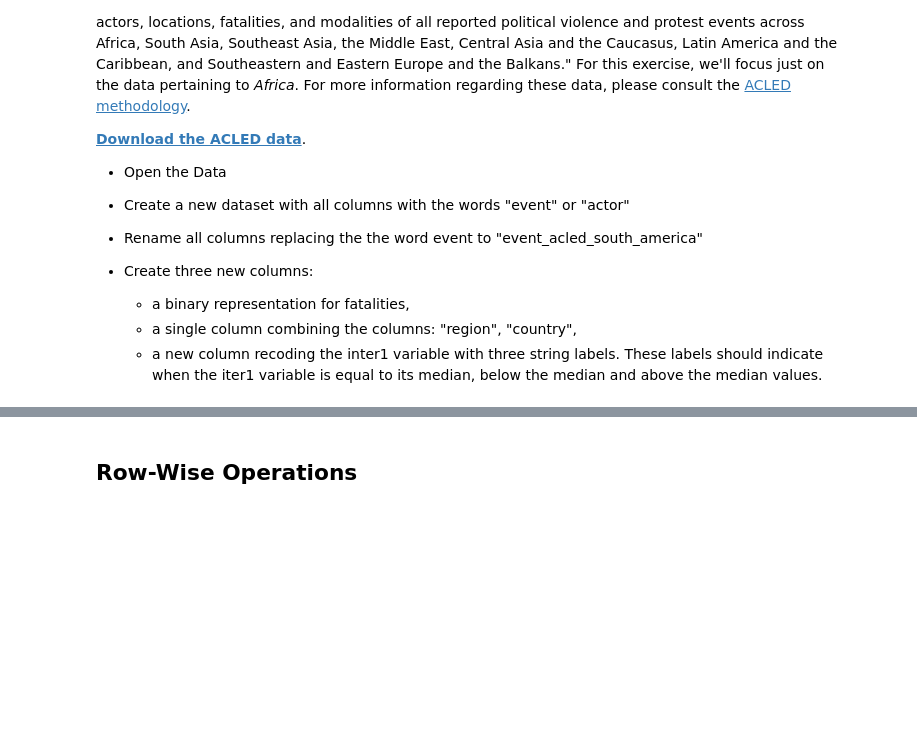
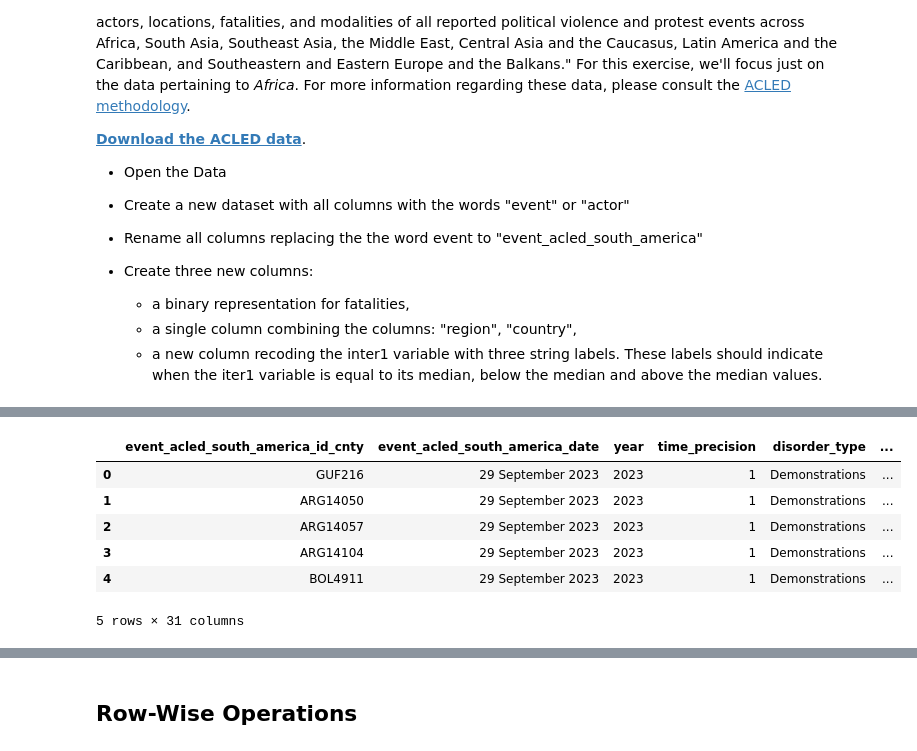
Before and after one commit to MCZ19/ppol5203, a Jupyter notebook: lecture_notes/week-06/_week-6c-data_wrangling_pandas.ipynb, the cells around one changed output, grey strips where cells are left out. Cells and saved outputs as stored; diff of their text form; code cells hidden in the pictures; blank space fills up the shorter version.

```diff
--- a/lecture_notes/week-06/_week-6c-data_wrangling_pandas.ipynb
+++ b/lecture_notes/week-06/_week-6c-data_wrangling_pandas.ipynb
@@ -711,0 +758,12 @@ ACLED is a "disaggregated data collection, analysis, and crisis mapping project.
+# %%
+# rename
+acled_sa = acled_sa.rename(columns={col: col.replace("event", "event_acled_south_america") for col in acled_sa.columns}).head(5)
+acled_sa
+# %% [output]
+|  | event_acled_south_america_id_cnty | event_acled_south_america_date | year | time_precision | disorder_type | ... |
+| 0 | GUF216 | 29 September 2023 | 2023 | 1 | Demonstrations | ... |
+| 1 | ARG14050 | 29 September 2023 | 2023 | 1 | Demonstrations | ... |
+| 2 | ARG14057 | 29 September 2023 | 2023 | 1 | Demonstrations | ... |
+| 3 | ARG14104 | 29 September 2023 | 2023 | 1 | Demonstrations | ... |
+| 4 | BOL4911 | 29 September 2023 | 2023 | 1 | Demonstrations | ... |
+5 rows × 31 columns
```
Also changed, not shown: parts of 17 cells of this notebook, 5 other files.
